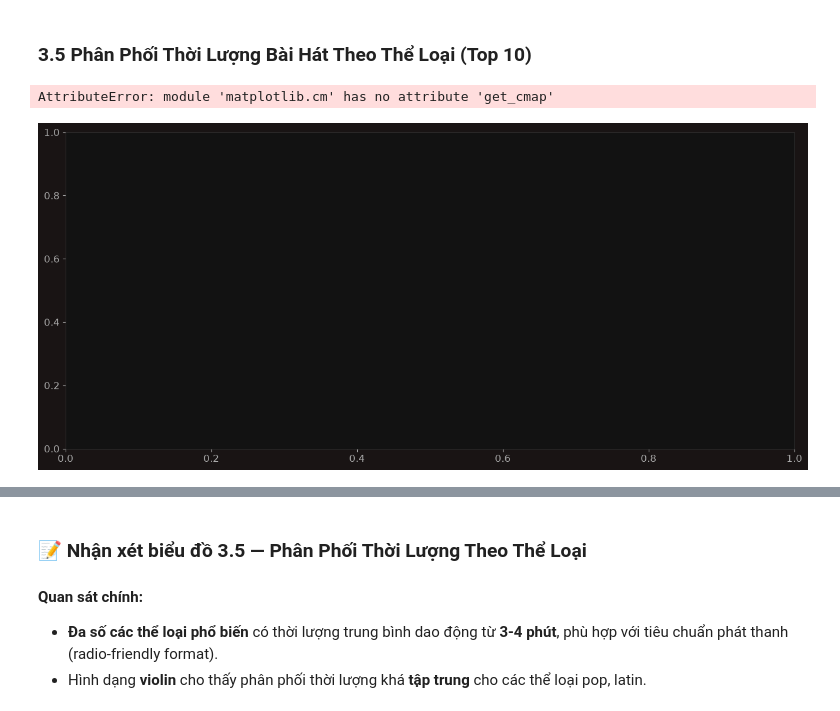
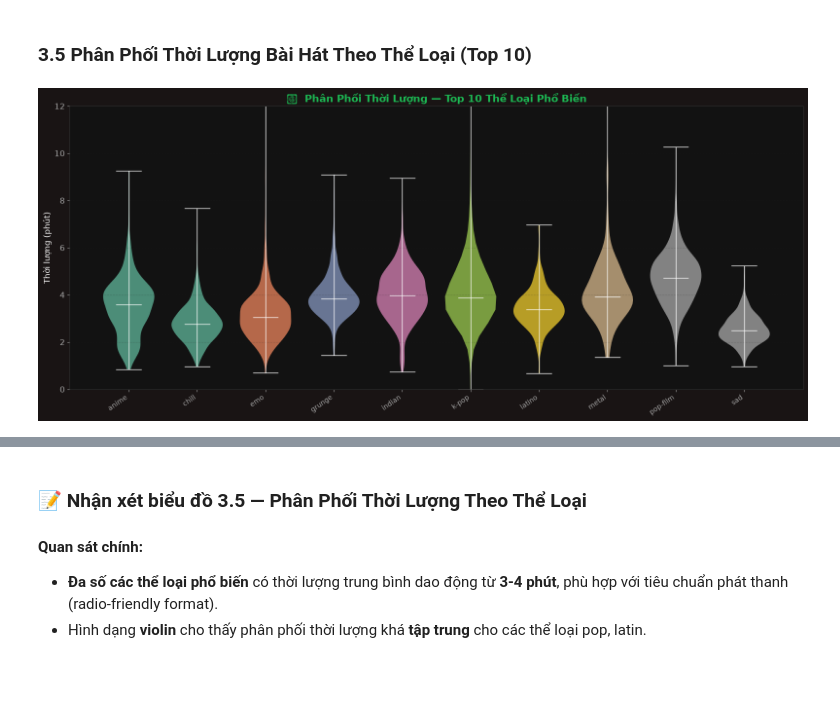
Before and after one commit to lpnHai2005/spotify-popularity-predictor, a Jupyter notebook: notebooks/spotify_eda_analysis.ipynb, the cells around one changed output, grey strips where cells are left out. Drawn from its saved outputs; the diff is of its cells as text; code cells hidden in the pictures; blank space fills up the shorter version.

Commit message:
Execute notebook to generate chart outputs

```diff
--- a/notebooks/spotify_eda_analysis.ipynb
+++ b/notebooks/spotify_eda_analysis.ipynb
@@ -357,33 +357,32 @@ plt.show()
 # %%
 top10_genres = df.groupby('track_genre')['popularity'].mean().nlargest(10).index
 df_top10 = df[df['track_genre'].isin(top10_genres)]
 
 fig, ax = plt.subplots(figsize=(16, 7))
 genre_list = df_top10['track_genre'].unique()
-colors_v = plt.cm.get_cmap('Set2')(np.linspace(0, 1, len(genre_list)))
+colors_v = plt.get_cmap('Set2')(np.linspace(0, 1, len(genre_list)))
 
 for i, (genre, color) in enumerate(zip(genre_list, colors_v)):
     subset = df_top10[df_top10['track_genre'] == genre]['duration_min']
     parts = ax.violinplot(subset, positions=[i], showmedians=True, widths=0.75)
     for pc in parts['bodies']:
         pc.set_facecolor(color)
         pc.set_alpha(0.7)
     for partname in ('cbars','cmins','cmaxes','cmedians'):
         parts[partname].set_edgecolor('white')
         parts[partname].set_linewidth(1)
 
 ax.set_xticks(range(len(genre_list)))
 ax.set_xticklabels(genre_list, rotation=35, ha='right', fontsize=10)
 ax.set_ylabel('Thời lượng (phút)')
 ax.set_ylim(0, 12)  # Giới hạn trục y để tránh outlier
 ax.set_title('🎻  Phân Phối Thời Lượng — Top 10 Thể Loại Phổ Biến',
              fontsize=15, fontweight='bold', color=SPOTIFY_GREEN)
 ax.grid(True, axis='y', alpha=0.2)
 plt.tight_layout()
 plt.show()
 # %% [output]
-AttributeError: module 'matplotlib.cm' has no attribute 'get_cmap'
-[figure, old version]
+[figure, new version]
 # %%
 # Thống kê mô tả nhanh
 df.describe().T.style.background_gradient(cmap='Greens')
```
Also changed, not shown: parts of 6 cells of this notebook.
